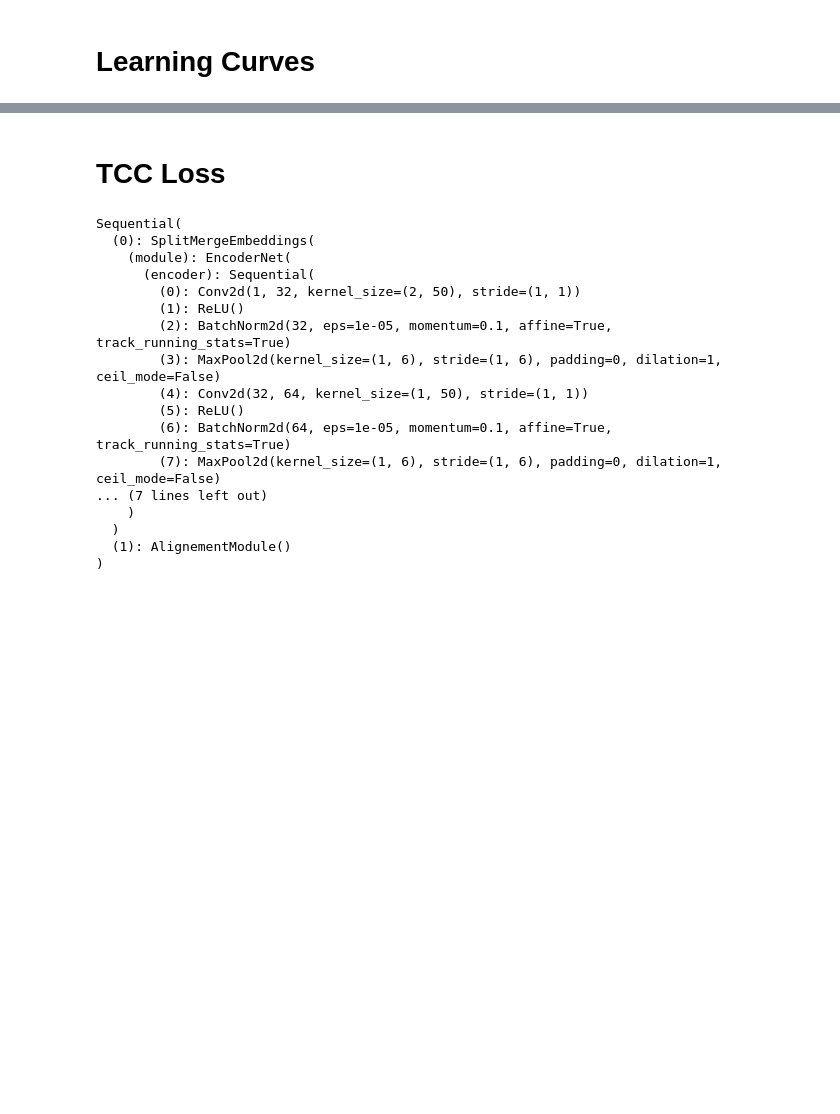
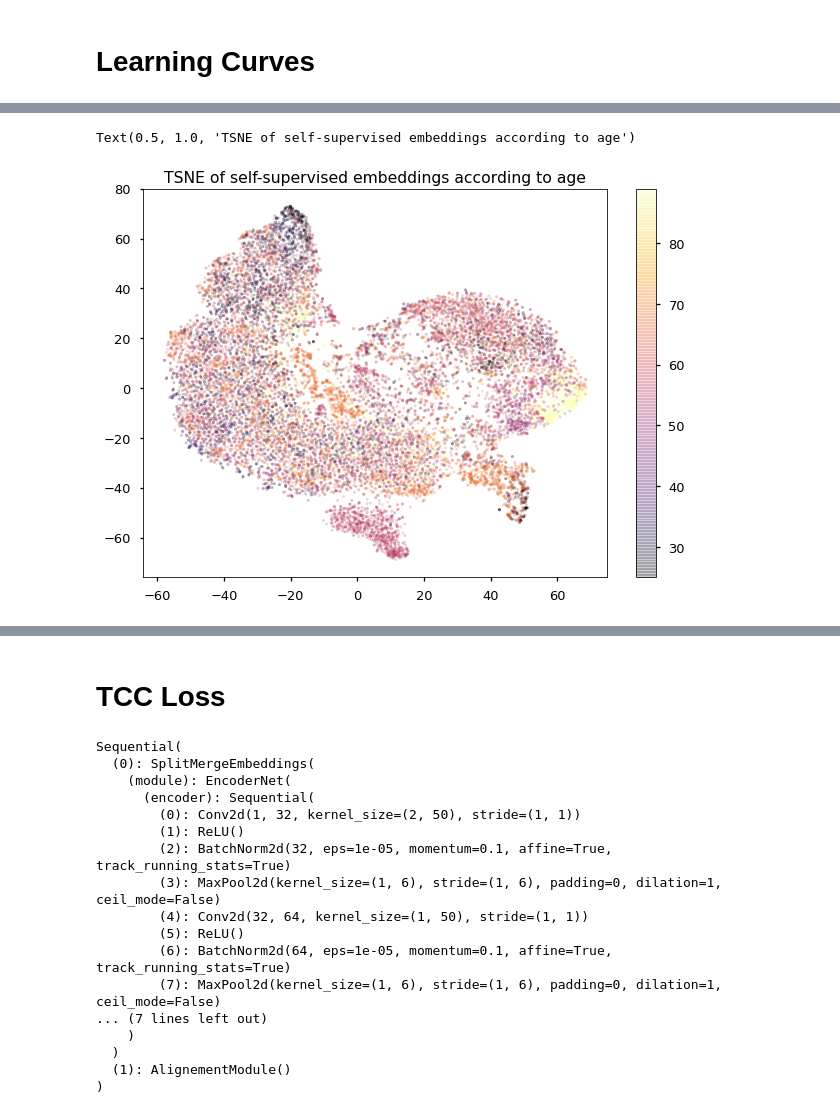
Before and after one commit to TheoMoutakanni/TCC-EEG, a Jupyter notebook: SSL_EEG.ipynb, the cells around one changed output, grey strips where cells are left out. Cells and saved outputs as stored; diff of their text form; code cells hidden in the pictures; blank space fills up the shorter version.

```diff
--- a/skorch_test.ipynb
+++ b/SSL_EEG.ipynb
@@ -400,0 +507,7 @@ plt.scatter(tsne_embds[:,0], tsne_embds[:,1], c=[['r', 'g', 'b', 'pink', 'orange
+# %%
+plt.scatter(tsne_embds[:,0], tsne_embds[:,1], c=ages, alpha=0.2, s=6, cmap=plt.get_cmap('inferno'))
+plt.colorbar()
+plt.title('TSNE of self-supervised embeddings according to age')
+# %% [output]
+Text(0.5, 1.0, 'TSNE of self-supervised embeddings according to age')
+[figure, added]
```
Also changed, not shown: parts of 30 cells of this notebook, 8 other files.
